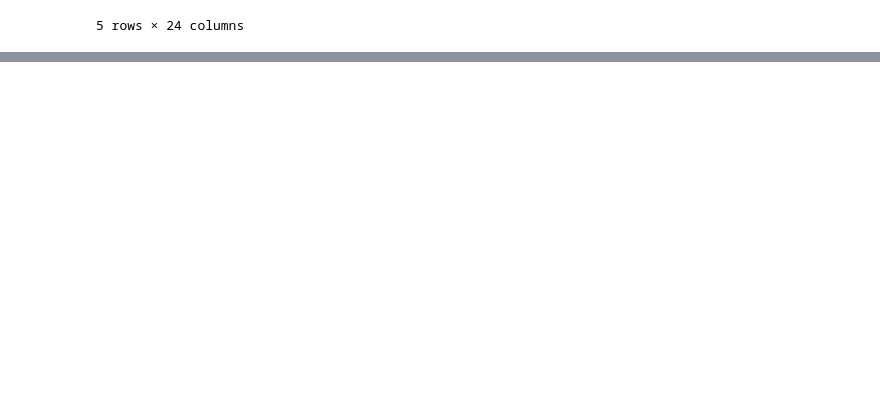
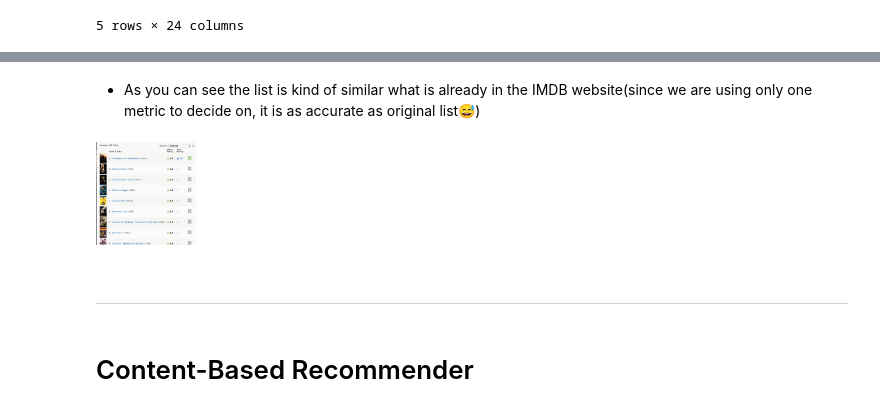
Before and after one commit to Sukhrobjon/recommender-system-final-project, a Jupyter notebook: recommender_system_IMDB.ipynb, the cells around one changed output, grey strips where cells are left out. Saved outputs shown, nothing was run; the diff lists cells and outputs as text; code cells hidden in the pictures; blank space fills up the shorter version.

```diff
--- a/recommender_system_IMDB.ipynb
+++ b/recommender_system_IMDB.ipynb
@@ -17,0 +118,13 @@ metadata.head(5)
+# %% [markdown]
+- As you can see the list is kind of similar what is already in the IMDB website(since we are using only one metric to decide on, it is as accurate as original list😅)
+# %%
+from IPython.display import Image
+Image(filename="top_250_imdb.png", width=100, height=100)
+# %% [output]
+[figure, added]
+# %% [markdown]
+<!-- ![title](top_250_imdb.png) -->
+# %% [markdown]
+---
+# %% [markdown]
+# Content-Based Recommender
```
Also changed, not shown: parts of 16 cells of this notebook, 1 other file.
